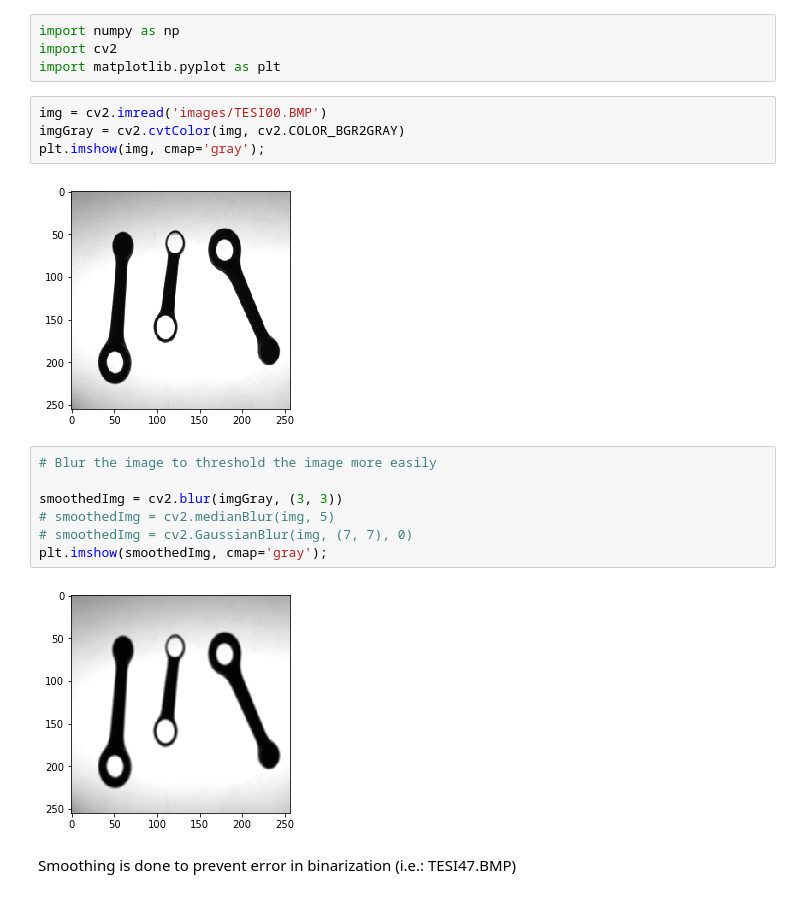
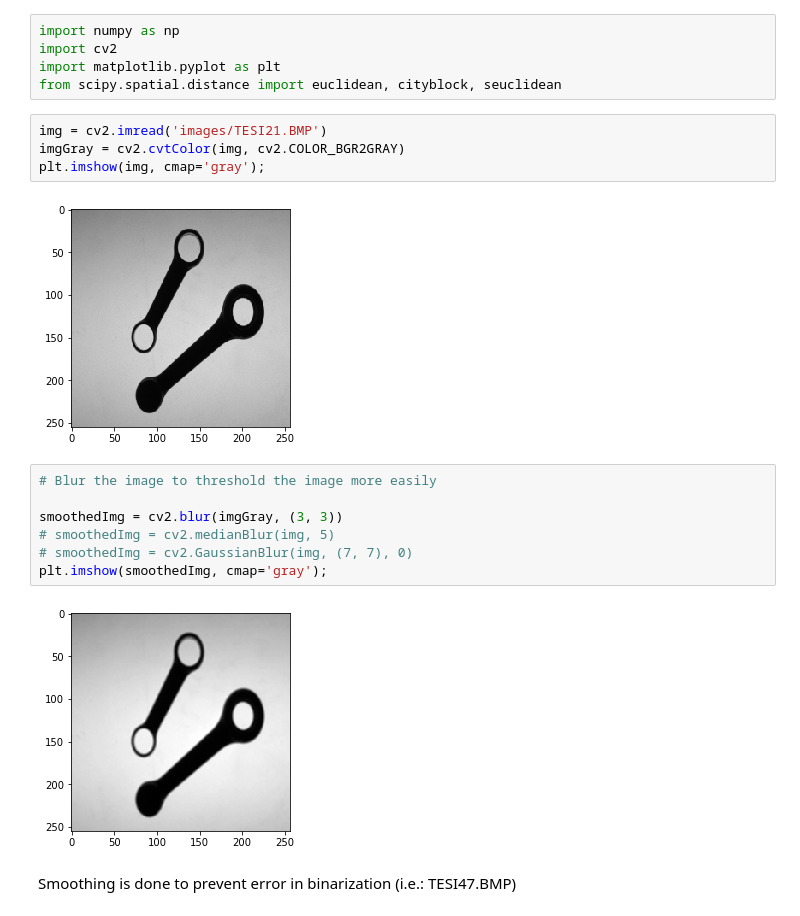
Before and after one commit to ggattoni/RodsInspection, a Jupyter notebook: Rods.ipynb, the cells around one changed output. Cells and saved outputs as stored; diff of their text form.

```diff
--- a/Rods.ipynb
+++ b/Rods.ipynb
@@ -2,12 +2,13 @@
 import numpy as np
 import cv2
 import matplotlib.pyplot as plt
+from scipy.spatial.distance import euclidean, cityblock, seuclidean
 # %%
-img = cv2.imread('images/TESI00.BMP')
+img = cv2.imread('images/TESI21.BMP')
 imgGray = cv2.cvtColor(img, cv2.COLOR_BGR2GRAY)
 plt.imshow(img, cmap='gray');
 # %% [output]
-[figure, old version]
+[figure, new version]
 # %%
 # Blur the image to threshold the image more easily
 
@@ -16,7 +17,7 @@ smoothedImg = cv2.blur(imgGray, (3, 3))
 # smoothedImg = cv2.GaussianBlur(img, (7, 7), 0)
 plt.imshow(smoothedImg, cmap='gray');
 # %% [output]
-[figure, old version]
+[figure, new version]
 # %% [markdown]
 Smoothing is done to prevent error in binarization (i.e.: TESI47.BMP)
 # %%
```
Also changed, not shown: parts of 8 cells of this notebook.
